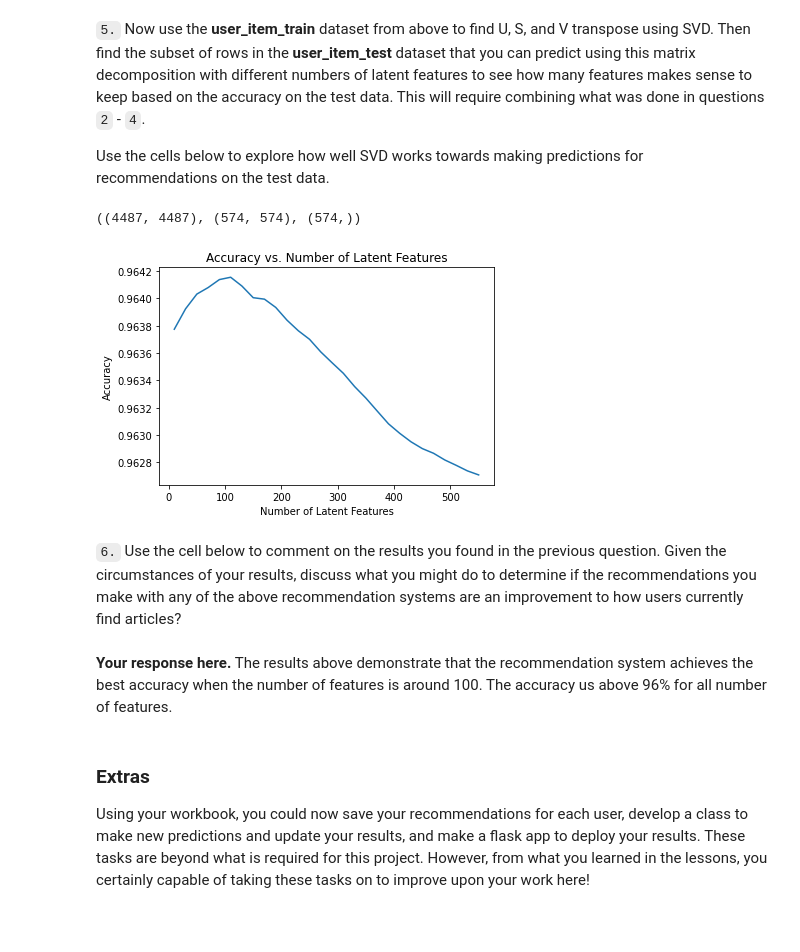
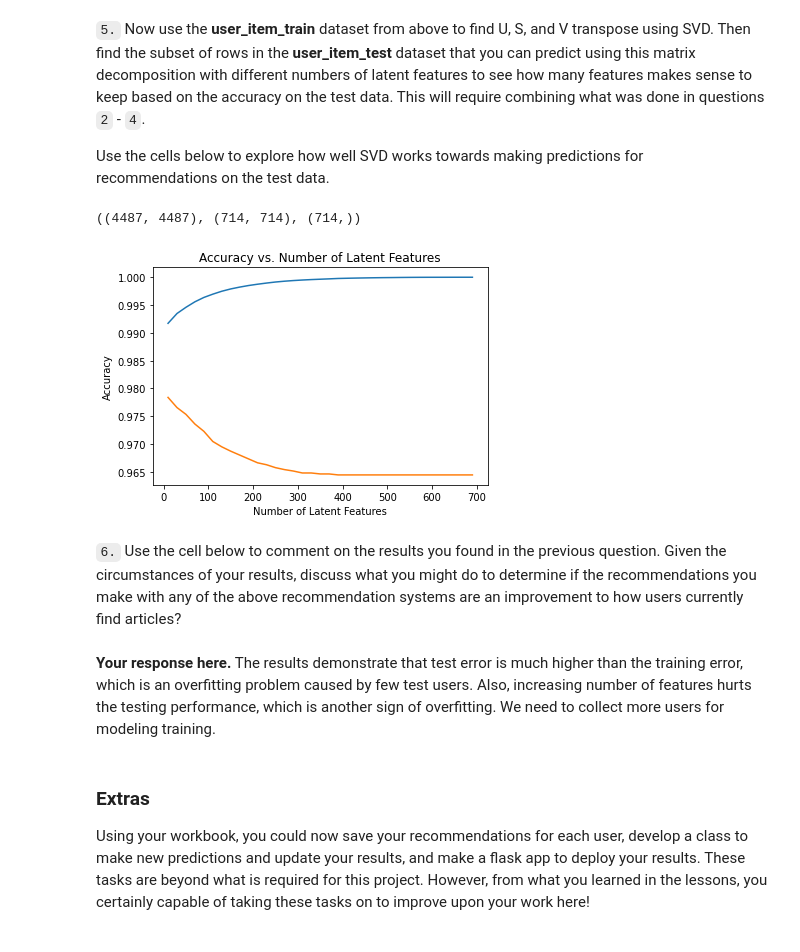
Before and after one commit to AlexWangVT/recommendation_system, a Jupyter notebook: Recommendations_with_IBM.ipynb, the cells around one changed output. Drawn from its saved outputs; the diff is of its cells as text; code cells hidden in the pictures.

Commit message:
all codes run collectly and well documented

```diff
--- a/Recommendations_with_IBM.ipynb
+++ b/Recommendations_with_IBM.ipynb
@@ -787,50 +761,54 @@ Awesome job!  That's right!  All of the test movies are in the training data, bu
 Use the cells below to explore how well SVD works towards making predictions for recommendations on the test data.
 # %%
 # fit SVD on the user_item_train matrix
-user_item_train_subset = user_item_train.loc[:, np.intersect1d(test_arts, user_item_train.columns)]
-u_train, s_train, vt_train = np.linalg.svd(user_item_train_subset) # fit svd similar to above then use the cells below
+# user_item_train_subset = user_item_train.loc[:, np.intersect1d(test_arts, user_item_train.columns)]
+u_train, s_train, vt_train = np.linalg.svd(user_item_train) # fit svd similar to above then use the cells below
 u_train.shape, vt_train.shape, s_train.shape
 # %% [output]
-((4487, 4487), (574, 574), (574,))
+((4487, 4487), (714, 714), (714,))
 # %%
 # Use these cells to see how well you can use the training
 # decomposition to predict on test data
-sum_errs = []
-num_latent_feats = np.arange(10, 570, 20)
-user_item_test = user_item_test[user_item_test.index.isin(np.intersect1d(test_idx, user_item_train.index))]
-user_id_test = user_item_test.index
-art_id_test = user_item_test.columns
-user_series = np.array(user_item_train_subset.index)
-article_series = np.array(user_item_train_subset.columns)
+train_error_acumu = []
+test_error_acumu = []
+num_latent_feats = np.arange(10, 710, 20)
+row_idx = user_item_train.index.isin(test_idx)
+col_idx = user_item_train.columns.isin(test_arts)
+u_test = u_train[row_idx, :]
+vt_test = vt_train[:, col_idx]
+user_item_test_subset = user_item_test[user_item_test.index.isin(np.intersect1d(test_idx, user_item_train.index))]
+
 
 for k in num_latent_feats:
     # restructure with k latent features
-    s_new, u_new, vt_new = np.diag(s_train[:k]), u_train[:, :k], vt_train[:k, :]
+    s_train_lat, u_train_lat, vt_train_lat = np.diag(s_train[:k]), u_train[:, :k], vt_train[:k, :]
+    u_test_lat, vt_test_lat = u_test[:, :k], vt_test[:k, :]
+
+    # compute predictions
+    train_preds = np.around(np.dot(np.dot(u_train_lat, s_train_lat), vt_train_lat))
+    test_preds = np.around(np.dot(np.dot(u_test_lat, s_train_lat), vt_test_lat))
 
     # compute error for each prediction to actual value
-    sse = 0
-    for user_id in user_id_test:
-        user_row = np.where(user_series == user_id)[0][0]
-        for art_id in art_id_test:
-            art_col = np.where(article_series == art_id)[0][0]
-            diffs = user_item_test.loc[user_id, art_id] - np.dot(u_new[user_row, :], vt_new[:, art_col])
-            sse += diffs**2
+    train_error = np.sum(np.sum(np.abs(np.subtract(user_item_train, train_preds))))
+    test_error = np.sum(np.sum(np.abs(np.subtract(user_item_test_subset, test_preds))))
+    train_error_acumu.append(train_error)
+    test_error_acumu.append(test_error)
 
-    # total errors and keep track of them
-    sum_errs.append(sse)
+max_num_train_error = user_item_train.shape[0]*user_item_train.shape[1]
+max_num_test_error = user_item_test_subset.shape[0]*user_item_test_subset.shape[1]
 
-
-plt.plot(num_latent_feats, 1 - np.array(sum_errs)/df_test.shape[0]);
+plt.plot(num_latent_feats, 1 - np.array(train_error_acumu)/max_num_train_error);
+plt.plot(num_latent_feats, 1 - np.array(test_error_acumu)/max_num_test_error);
 plt.xlabel('Number of Latent Features');
 plt.ylabel('Accuracy');
 plt.title('Accuracy vs. Number of Latent Features');
 # %% [output]
-[figure, old version]
+[figure, new version]
 # %% [markdown]
 `6.` Use the cell below to comment on the results you found in the previous question. Given the circumstances of your results, discuss what you might do to determine if the recommendations you make with any of the above recommendation systems are an improvement to how users currently find articles?
-# %% [markdown]
-**Your response here.**
-The results above demonstrate that the recommendation system achieves the best accuracy when the number of features is around 100. The accuracy us above 96% for all number of features.
+# %% [markdown]
+**Your response here.**
+The results demonstrate that test error is much higher than the training error, which is an overfitting problem caused by few test users. Also, increasing number of features hurts the testing performance, which is another sign of overfitting. We need to collect more users for modeling training.
 # %% [markdown]
 <a id='conclusions'></a>
 ### Extras
```
Also changed, not shown: parts of 3 cells of this notebook, 1 other file.
